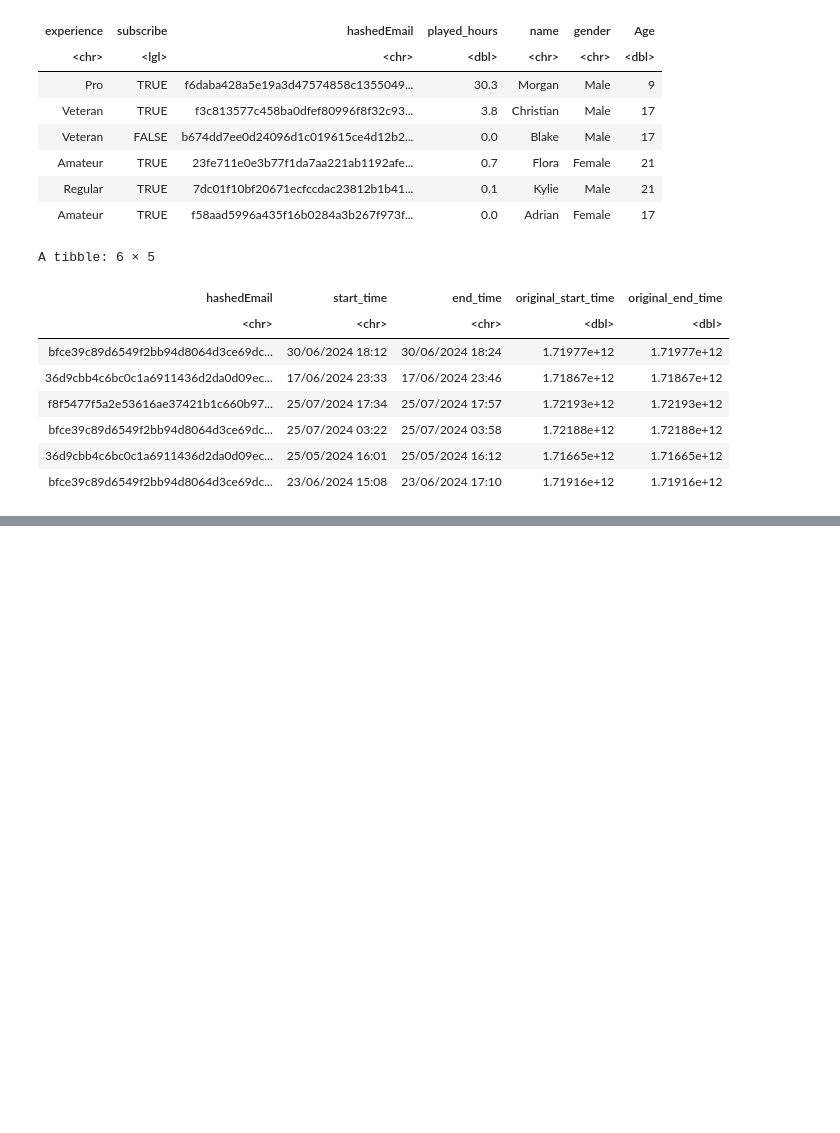
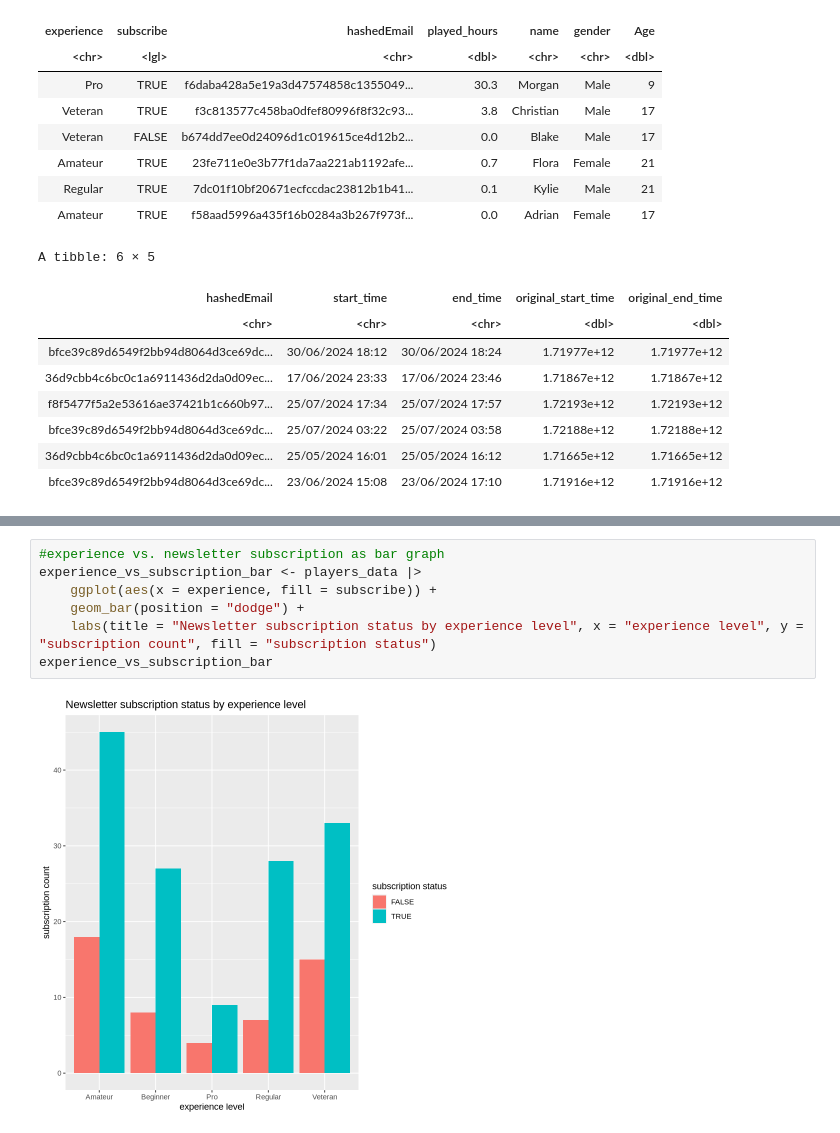
Before and after one commit to JasmineSun06/individual_project_planning, a Jupyter notebook: project_planning.ipynb, the cells around one changed output, grey strips where cells are left out. Saved outputs shown, nothing was run; the diff lists cells and outputs as text; blank space fills up the shorter version.

```diff
--- a/project_planning.ipynb
+++ b/project_planning.ipynb
@@ -205,0 +224,9 @@ A tibble: 1 × 2
+# %%
+#experience vs. newsletter subscription as bar graph
+experience_vs_subscription_bar <- players_data |>
+    ggplot(aes(x = experience, fill = subscribe)) +
+    geom_bar(position = "dodge") +
+    labs(title = "Newsletter subscription status by experience level", x = "experience level", y = "subscription count", fill = "subscription status")
+experience_vs_subscription_bar
+# %% [output]
+[figure, added]
```
Also changed, not shown: parts of 6 cells of this notebook.
